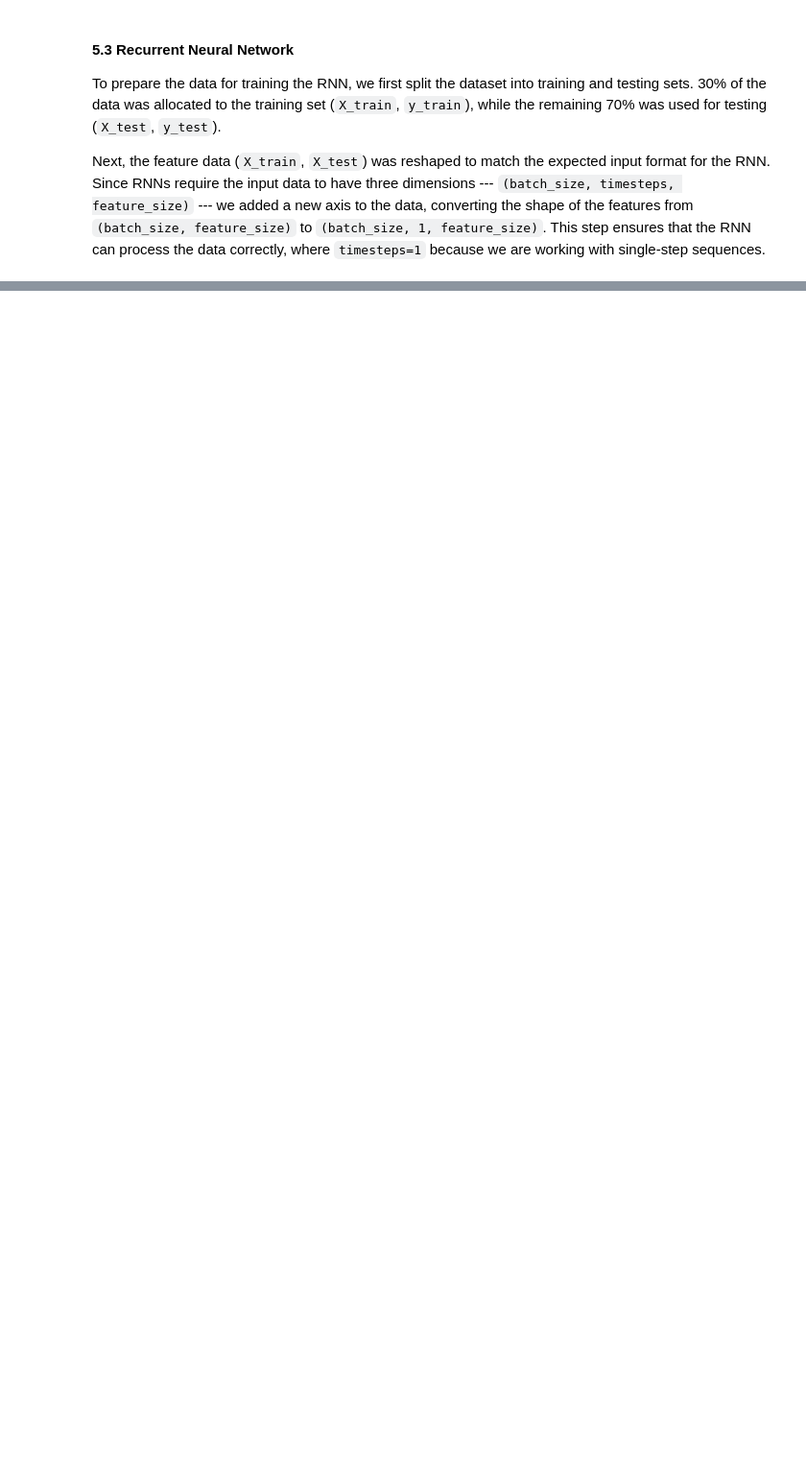
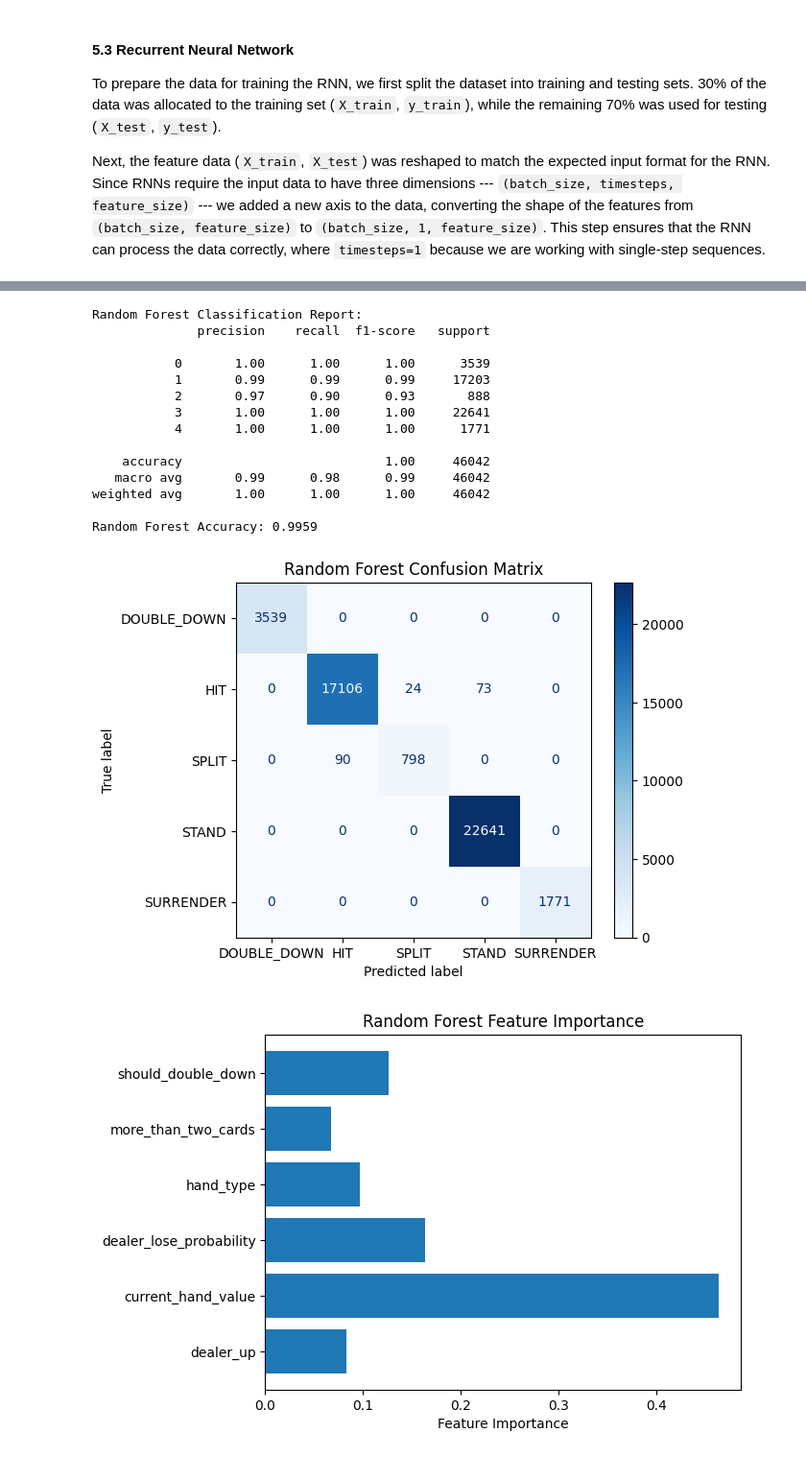
Before and after one commit to FuLLeNN/MLA1-A7, a Jupyter notebook: blackjackModel.ipynb, the cells around one changed output, grey strips where cells are left out. Shown at 96% size. Saved outputs shown, nothing was run; the diff lists cells and outputs as text; code cells hidden in the pictures; blank space fills up the shorter version.

```diff
--- a/blackjackModel.ipynb
+++ b/blackjackModel.ipynb
@@ -764,0 +803,49 @@ ValueError: Arguments `target` and `output` must have the same shape. Received:
+# %%
+X_train, X_temp, y_train, y_temp = train_test_split(X, y, test_size=0.7, random_state=42)
+X_val, X_test, y_val, y_test = train_test_split(X_temp, y_temp, test_size=0.5, random_state=42)
+
+# === Random Forest ===
+rf_clf = RandomForestClassifier(n_estimators=100, random_state=42)
+rf_clf.fit(X_train, y_train)
+
+# Predictions
+rf_preds = rf_clf.predict(X_test)
+print("Random Forest Classification Report:")
+print(classification_report(y_test, rf_preds))
+
+# Accuracy Score¨-
+rf_accuracy = accuracy_score(y_test, rf_preds)
+print(f"Random Forest Accuracy: {rf_accuracy:.4f}")
+
+
+# Define action labels
+action_labels = ['DOUBLE_DOWN', 'HIT', 'SPLIT', 'STAND', 'SURRENDER']
+# Confusion Matrix
+rf_cm = confusion_matrix(y_test, rf_preds)
+disp = ConfusionMatrixDisplay(confusion_matrix=rf_cm, display_labels=action_labels)
+disp.plot(cmap='Blues')
+plt.title("Random Forest Confusion Matrix")
+plt.show()
+
+rf_importance = rf_clf.feature_importances_
+plt.barh(X.columns, rf_importance)
+plt.xlabel('Feature Importance')
+plt.title('Random Forest Feature Importance')
+plt.show()
+# %% [output]
+Random Forest Classification Report:
+              precision    recall  f1-score   support
+
+           0       1.00      1.00      1.00      3539
+           1       0.99      0.99      0.99     17203
+           2       0.97      0.90      0.93       888
+           3       1.00      1.00      1.00     22641
+           4       1.00      1.00      1.00      1771
+
+    accuracy                           1.00     46042
+   macro avg       0.99      0.98      0.99     46042
+weighted avg       1.00      1.00      1.00     46042
+
+Random Forest Accuracy: 0.9959
+[figure, added]
+[figure, added]
```
Also changed, not shown: parts of 5 cells of this notebook, 2 other files.
